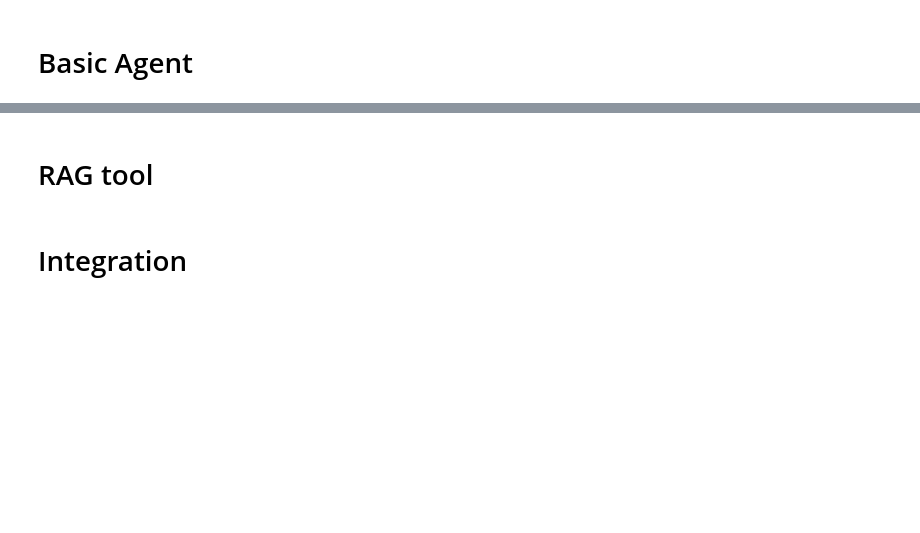
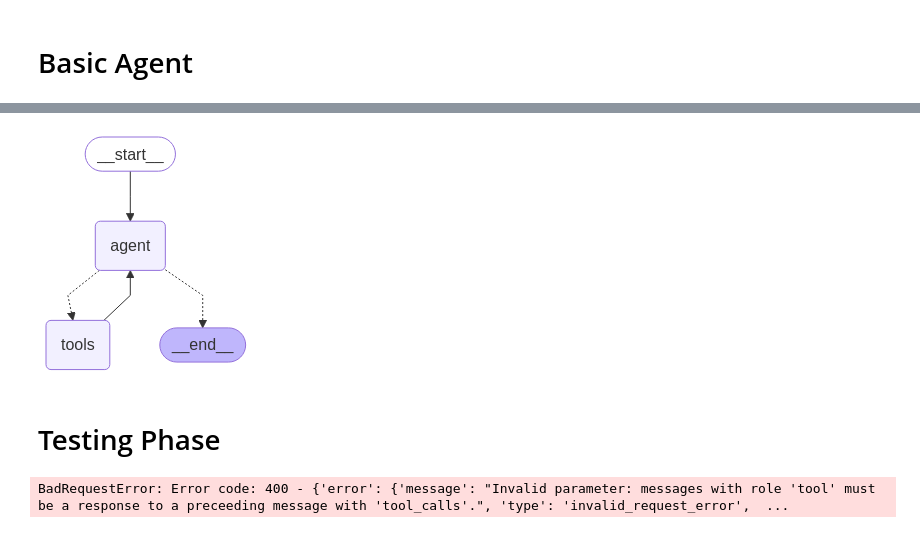
Before and after one commit to santiagoahl/agentic-rag-for-gala-langgraph, a Jupyter notebook: pipeline.ipynb, the cells around one changed output, grey strips where cells are left out. Saved outputs shown, nothing was run; the diff lists cells and outputs as text; code cells hidden in the pictures; blank space fills up the shorter version.

Commit message:
feat: Built Agent, pending for debugging

```diff
--- a/pipeline.ipynb
+++ b/pipeline.ipynb
@@ -58,5 +59,4 @@ from langchain_core import *
 # 1/4 State
 
 class GalaState(TypedDict):
-    graph_state: str
-    chat_history: list
+    messages: List[BaseMessage]
@@ -88,6 +139,26 @@ def (arg1: type, arg2: type, arg3: type = default_value) -> output_type:
 # %%
-# 3/4 StateGraph
+# 3/4 Build the graph
+
+builder = StateGraph(state_schema=GalaState)
+
+# Add nodes
+builder.add_node("agent", agent)
+builder.add_node("tools", tools_node)
+
+# Add edges
+builder.add_edge(START, "agent")
+builder.add_conditional_edges("agent", tools_condition)
+builder.add_edge("tools", "agent")
+builder.add_edge("agent", END)
+
+agent_graph = builder.compile()
-# %% [markdown]
-# RAG tool
+# %%
+# 4/4 Visualize
+
+from IPython.display import display, Image
+
+display(Image(agent_graph.get_graph().draw_mermaid_png()))
+# %% [output]
+[figure, added]
 # %% [markdown]
-# Integration
+# Testing Phase
@@ -93,0 +171,4 @@ def (arg1: type, arg2: type, arg3: type = default_value) -> output_type:
+# %%
+response_1 = agent_graph.invoke({"messages": [HumanMessage(content=prompt_1)]})
+# %% [output]
+BadRequestError: Error code: 400 - {'error': {'message': "Invalid parameter: messages with role 'tool' must be a response to a preceeding message with 'tool_calls'.", 'type': 'invalid_request_error',  ...
```
Also changed, not shown: parts of 16 cells of this notebook, 3 other files.
